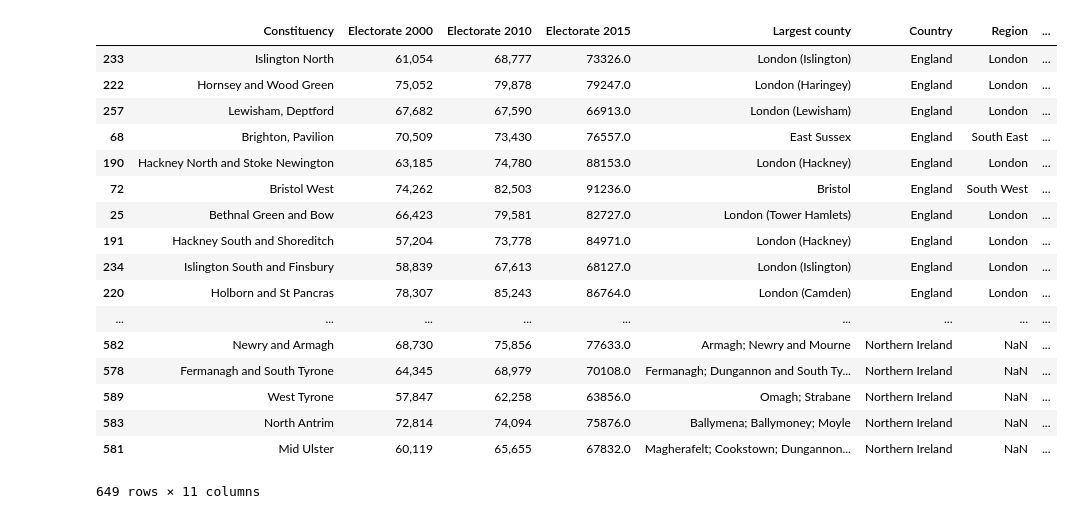
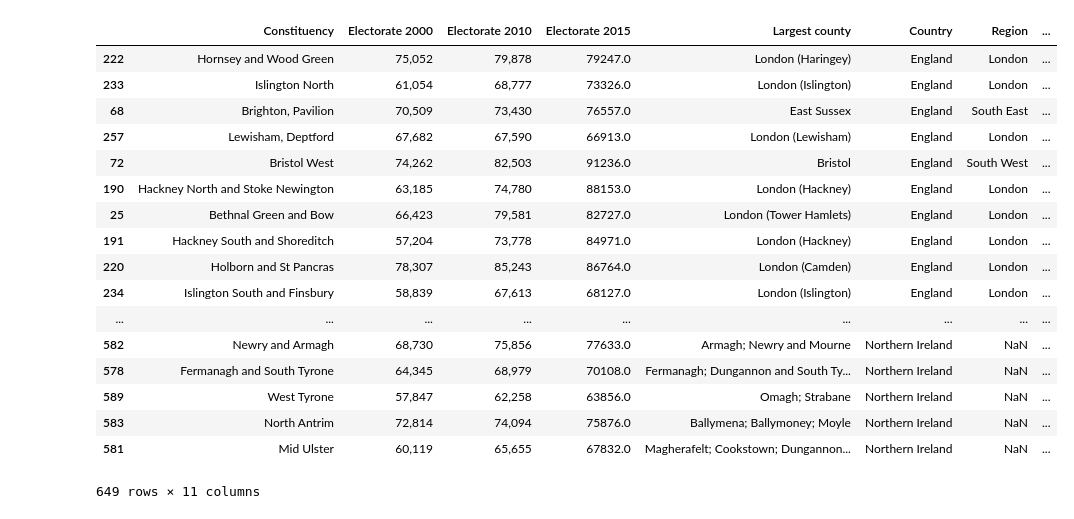
Before and after one commit to hgilmore/uk-petitions, a Jupyter notebook: Constituencies Signing UK Petitions.ipynb, the cells around one changed output. Drawn from its saved outputs; the diff is of its cells as text; code cells hidden in the pictures.

```diff
--- a/Constituencies Signing UK Petitions.ipynb
+++ b/Constituencies Signing UK Petitions.ipynb
@@ -22,20 +22,20 @@ constituencies.columns = ['Constituency', 'Electorate 2000', 'Electorate 2010','
 # %%
 # Join the data sets, create a column with Percentage Signed
 blend = constituencies.merge(sigs_sorted)
-blend['Percent Signed'] = (blend['signature_count'] / blend['Electorate 2015'])
+blend['Percent Signed'] = (blend['signature_count'] / blend['Electorate 2015']) * 100
 blend.sort_values(by='Percent Signed', ascending=False)
 # %% [output]
 |  | Constituency | Electorate 2000 | Electorate 2010 | Electorate 2015 | Largest county | Country | Region | ... |
+| 222 | Hornsey and Wood Green | 75,052 | 79,878 | 79247.0 | London (Haringey) | England | London | ... |
 | 233 | Islington North | 61,054 | 68,777 | 73326.0 | London (Islington) | England | London | ... |
-| 222 | Hornsey and Wood Green | 75,052 | 79,878 | 79247.0 | London (Haringey) | England | London | ... |
+| 68 | Brighton, Pavilion | 70,509 | 73,430 | 76557.0 | East Sussex | England | South East | ... |
 | 257 | Lewisham, Deptford | 67,682 | 67,590 | 66913.0 | London (Lewisham) | England | London | ... |
-| 68 | Brighton, Pavilion | 70,509 | 73,430 | 76557.0 | East Sussex | England | South East | ... |
+| 72 | Bristol West | 74,262 | 82,503 | 91236.0 | Bristol | England | South West | ... |
 | 190 | Hackney North and Stoke Newington | 63,185 | 74,780 | 88153.0 | London (Hackney) | England | London | ... |
-| 72 | Bristol West | 74,262 | 82,503 | 91236.0 | Bristol | England | South West | ... |
 | 25 | Bethnal Green and Bow | 66,423 | 79,581 | 82727.0 | London (Tower Hamlets) | England | London | ... |
 | 191 | Hackney South and Shoreditch | 57,204 | 73,778 | 84971.0 | London (Hackney) | England | London | ... |
+| 220 | Holborn and St Pancras | 78,307 | 85,243 | 86764.0 | London (Camden) | England | London | ... |
 | 234 | Islington South and Finsbury | 58,839 | 67,613 | 68127.0 | London (Islington) | England | London | ... |
-| 220 | Holborn and St Pancras | 78,307 | 85,243 | 86764.0 | London (Camden) | England | London | ... |
 | ... | ... | ... | ... | ... | ... | ... | ... | ... |
 | 582 | Newry and Armagh | 68,730 | 75,856 | 77633.0 | Armagh; Newry and Mourne | Northern Ireland | NaN | ... |
 | 578 | Fermanagh and South Tyrone | 64,345 | 68,979 | 70108.0 | Fermanagh; Dungannon and South Ty... | Northern Ireland | NaN | ... |
```
Also changed, not shown: parts of 1 cell of this notebook, 1 other file.
